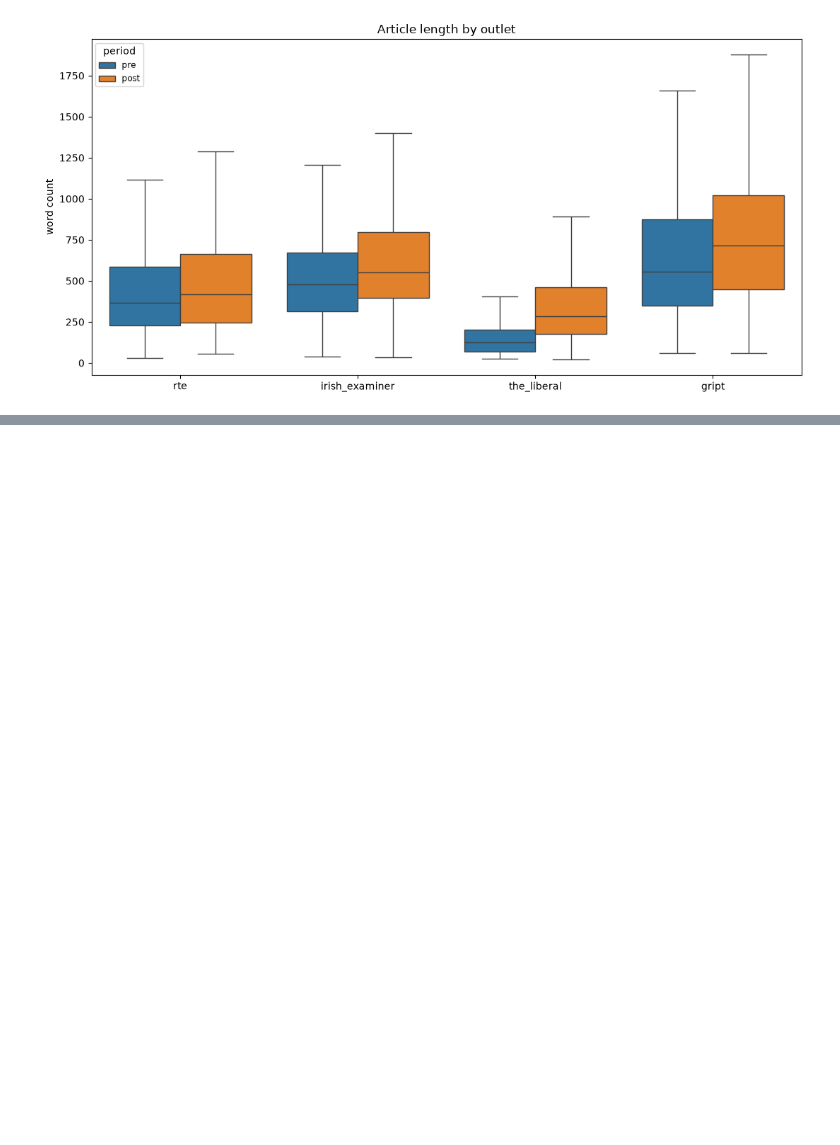
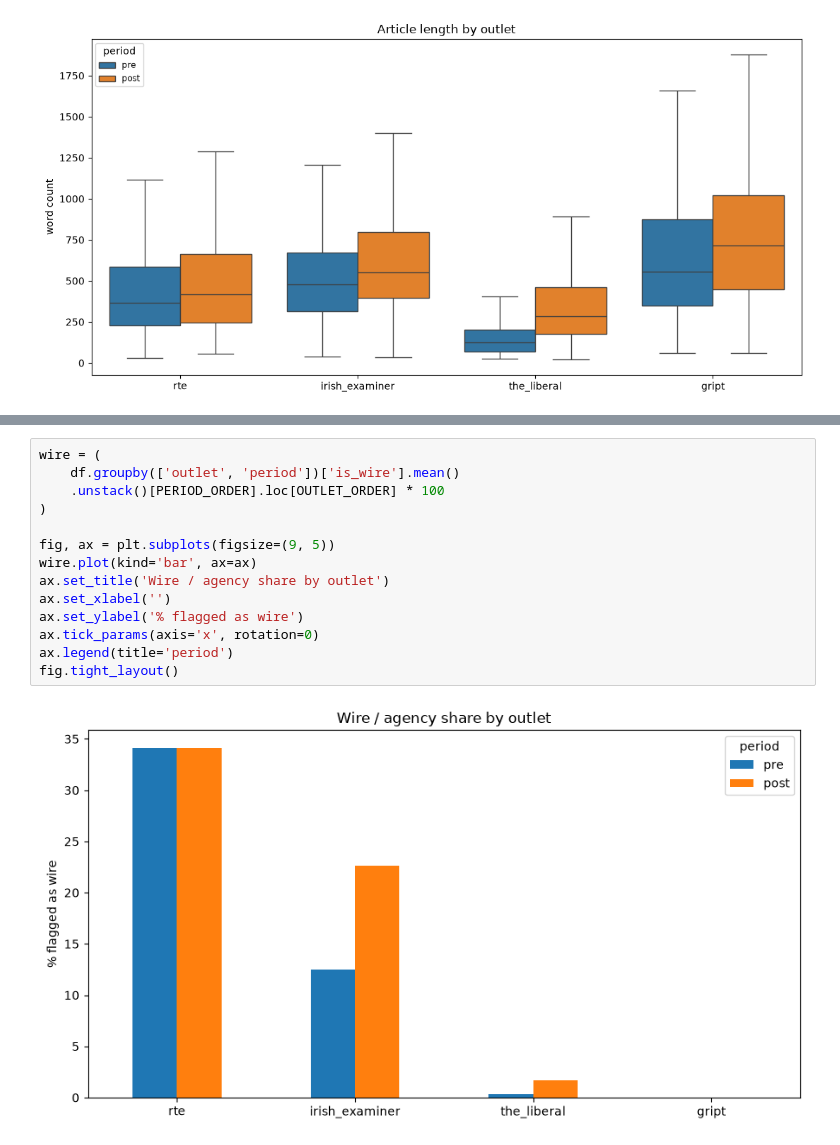
Before and after one commit to Ri-Dearg/eire-ai-analysis, a Jupyter notebook: notebooks/eda_presentation.ipynb, the cells around one changed output, grey strips where cells are left out. Drawn from its saved outputs; the diff is of its cells as text; blank space fills up the shorter version.

Commit message:
feat(pres): ✨ add wire analysis

```diff
--- a/notebooks/eda_presentation.ipynb
+++ b/notebooks/eda_presentation.ipynb
@@ -121,0 +126,16 @@ fig.tight_layout()
+# %%
+wire = (
+    df.groupby(['outlet', 'period'])['is_wire'].mean()
+    .unstack()[PERIOD_ORDER].loc[OUTLET_ORDER] * 100
+)
+
+fig, ax = plt.subplots(figsize=(9, 5))
+wire.plot(kind='bar', ax=ax)
+ax.set_title('Wire / agency share by outlet')
+ax.set_xlabel('')
+ax.set_ylabel('% flagged as wire')
+ax.tick_params(axis='x', rotation=0)
+ax.legend(title='period')
+fig.tight_layout()
+# %% [output]
+[figure, added]
```
Also changed, not shown: parts of 2 cells of this notebook.
